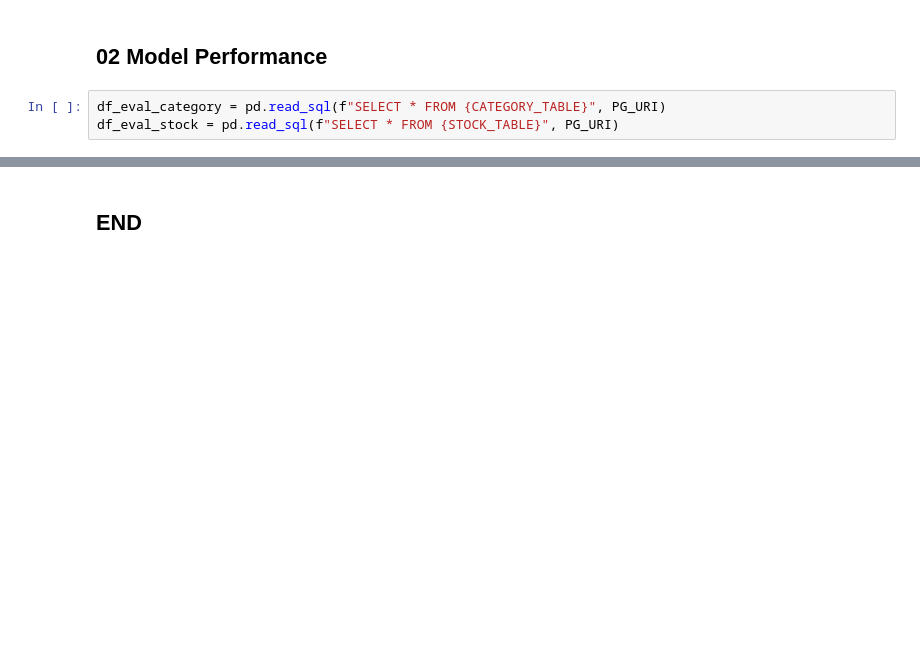
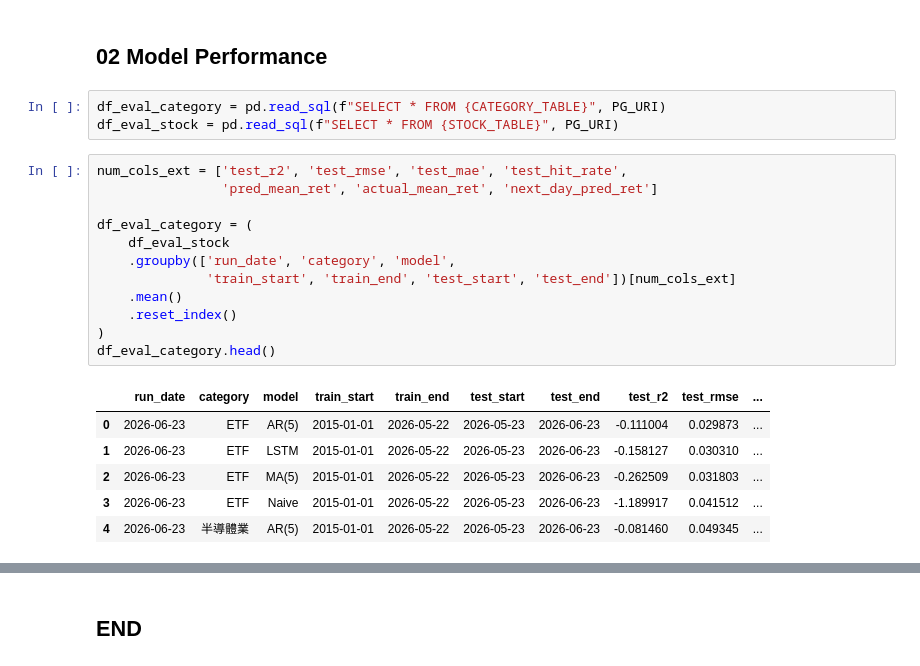
Before and after one commit to Chu-c-git/Automated_Trading_System, a Jupyter notebook: backend/trade/evaluation.ipynb, the cells around one changed output, grey strips where cells are left out. Drawn from its saved outputs; the diff is of its cells as text; blank space fills up the shorter version.

```diff
--- a/backend/trade/evaluation.ipynb
+++ b/backend/trade/evaluation.ipynb
@@ -326,6 +327,25 @@ plot_all_predictions(
 # %%
 df_eval_category = pd.read_sql(f"SELECT * FROM {CATEGORY_TABLE}", PG_URI)
 df_eval_stock = pd.read_sql(f"SELECT * FROM {STOCK_TABLE}", PG_URI)
+# %%
+num_cols_ext = ['test_r2', 'test_rmse', 'test_mae', 'test_hit_rate',
+                'pred_mean_ret', 'actual_mean_ret', 'next_day_pred_ret']
+
+df_eval_category = (
+    df_eval_stock
+    .groupby(['run_date', 'category', 'model',
+              'train_start', 'train_end', 'test_start', 'test_end'])[num_cols_ext]
+    .mean()
+    .reset_index()
+)
+df_eval_category.head()
+# %% [output]
+|  | run_date | category | model | train_start | train_end | test_start | test_end | test_r2 | test_rmse | ... |
+| 0 | 2026-06-23 | ETF | AR(5) | 2015-01-01 | 2026-05-22 | 2026-05-23 | 2026-06-23 | -0.111004 | 0.029873 | ... |
+| 1 | 2026-06-23 | ETF | LSTM | 2015-01-01 | 2026-05-22 | 2026-05-23 | 2026-06-23 | -0.158127 | 0.030310 | ... |
+| 2 | 2026-06-23 | ETF | MA(5) | 2015-01-01 | 2026-05-22 | 2026-05-23 | 2026-06-23 | -0.262509 | 0.031803 | ... |
+| 3 | 2026-06-23 | ETF | Naive | 2015-01-01 | 2026-05-22 | 2026-05-23 | 2026-06-23 | -1.189917 | 0.041512 | ... |
+| 4 | 2026-06-23 | 半導體業 | AR(5) | 2015-01-01 | 2026-05-22 | 2026-05-23 | 2026-06-23 | -0.081460 | 0.049345 | ... |
 # %%
 df_eval_stock[df_eval_stock['stock_code']=='6854']
 # %% [output]
```
Also changed, not shown: parts of 10 cells of this notebook, 7 other files.
